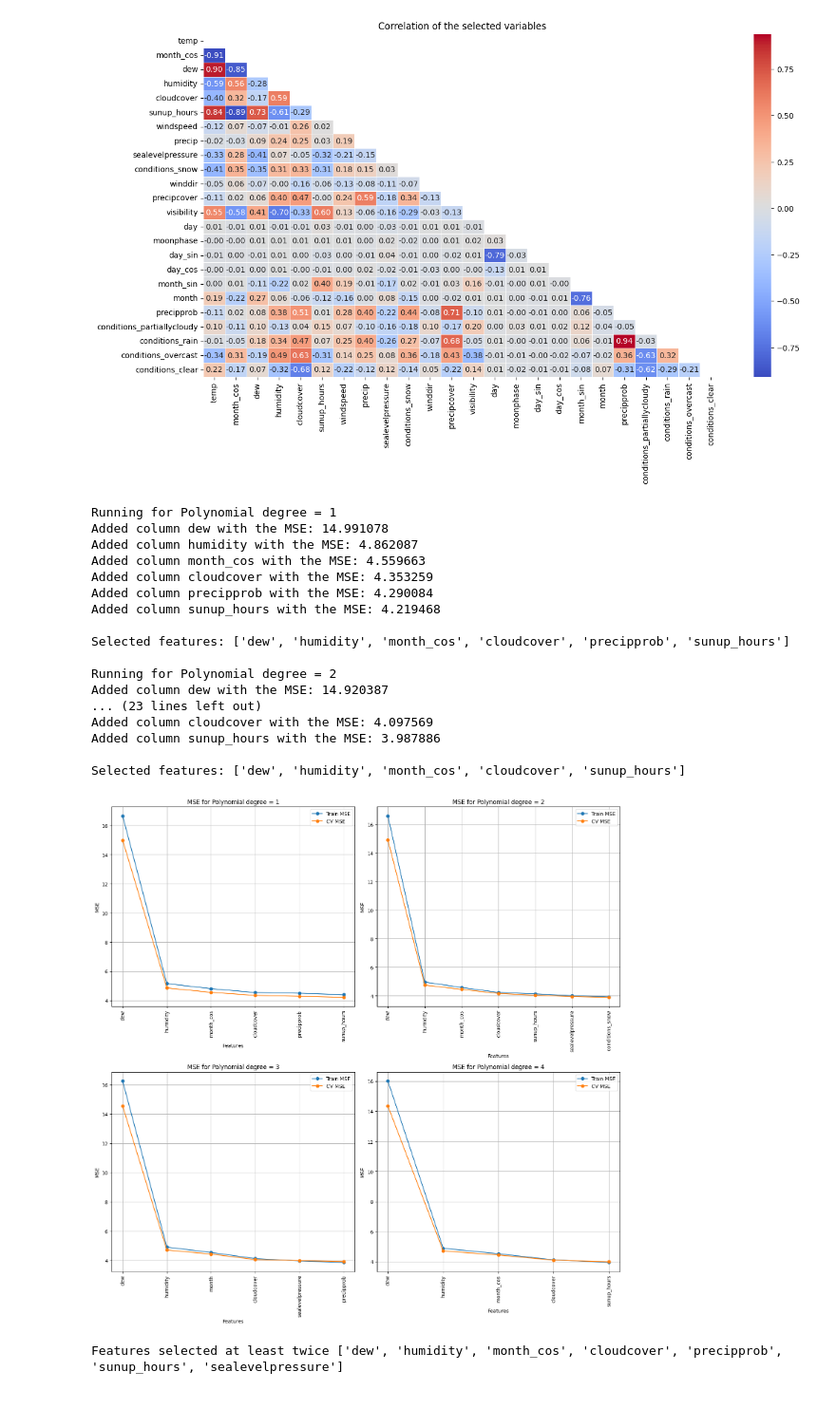
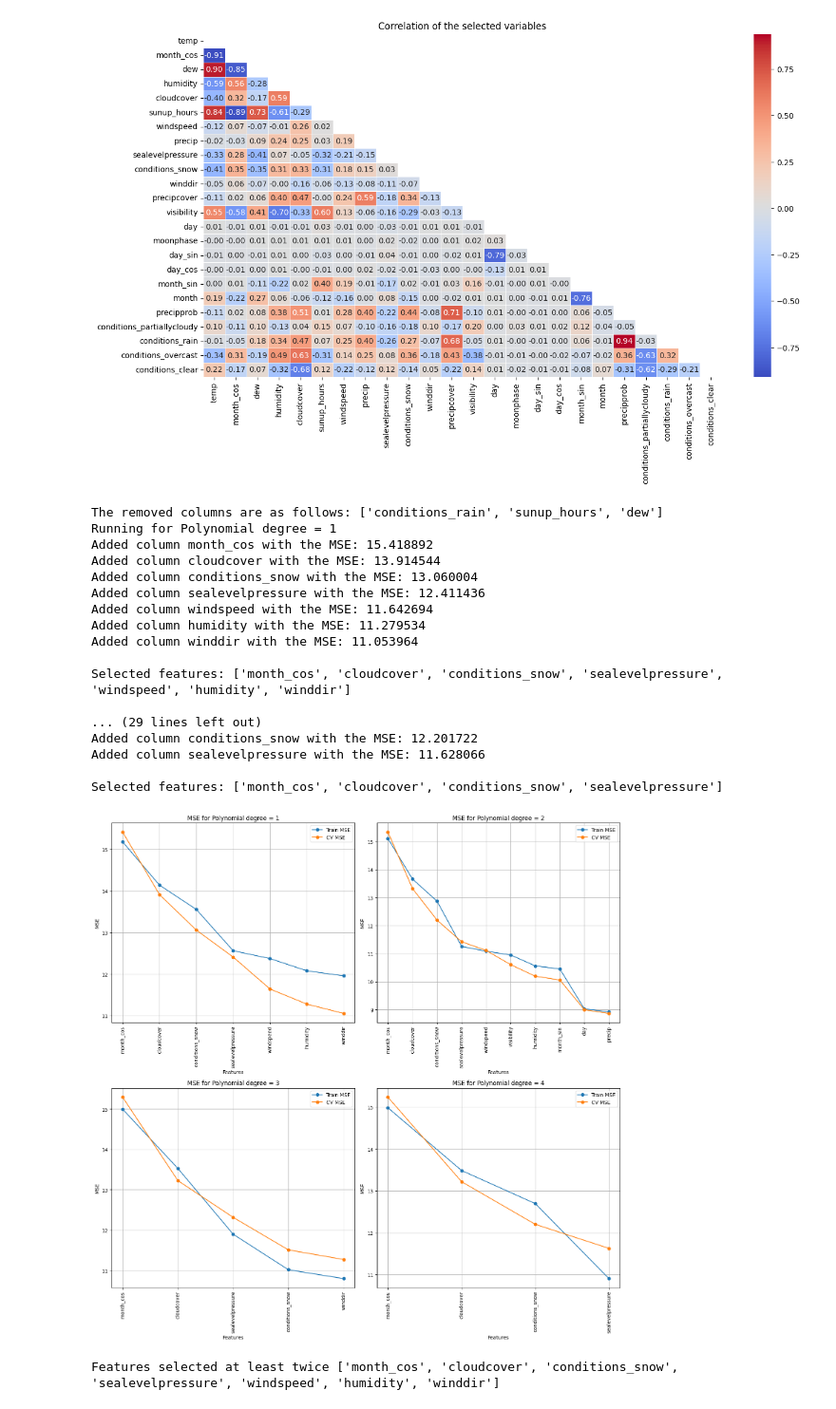
Before and after one commit to udrag/Linear_Regression_dev, a Jupyter notebook: Linear_regression_predictions.ipynb, the cells around one changed output. Shown at 95% size. Drawn from its saved outputs; the diff is of its cells as text; code cells hidden in the pictures.

```diff
--- a/Linear_regression_predictions.ipynb
+++ b/Linear_regression_predictions.ipynb
@@ -23,7 +23,10 @@ Remember to ensure that the `utils.py` file, which houses necessary functions, i
 from utils import *
 # %%
 # Load data with your path to the table
+# Test 1: Bucharest weather data from 2000 until 2003
 df = pd.read_csv('Test_1_weather_data_bucharest_2000_2023.csv', encoding = "ISO-8859-1")
+# Test 2: Spotify data of 32,833 songs
+df = pd.read_csv('Test_2_spotify_data.csv')
 # %%
 # Split data into independent and dependent variables. The first column should be the dependent variable y.
 y = df.iloc[:, 0] # The Y-axis variable
@@ -73,27 +76,27 @@ plot_correlation_heatmap(x_train_all, y_train)
 [figure]
 # %%
 # Compute the MSE using OLS linear regression model by adding each feature to a new model. Iterate this throughout 4 degrees of polynomial.
-selected_features, all_feature_importance = linear_regression_feature_performance(x_train_all, y_train, x_cv_all, y_cv, all_feature_importance, max_poly_degree=4, reduce_corr=False, corr_limit=0.8)
+selected_features, all_feature_importance = linear_regression_feature_performance(x_train_all, y_train, x_cv_all, y_cv, all_feature_importance, max_poly_degree=4, reduce_corr=True, corr_limit=0.8)
 # %% [output]
+The removed columns are as follows: ['conditions_rain', 'sunup_hours', 'dew']
 Running for Polynomial degree = 1
-Added column dew with the MSE: 14.991078
-Added column humidity with the MSE: 4.862087
-Added column month_cos with the MSE: 4.559663
-Added column cloudcover with the MSE: 4.353259
-Added column precipprob with the MSE: 4.290084
-Added column sunup_hours with the MSE: 4.219468
+Added column month_cos with the MSE: 15.418892
+Added column cloudcover with the MSE: 13.914544
+Added column conditions_snow with the MSE: 13.060004
+Added column sealevelpressure with the MSE: 12.411436
+Added column windspeed with the MSE: 11.642694
+Added column humidity with the MSE: 11.279534
+Added column winddir with the MSE: 11.053964
 
-Selected features: ['dew', 'humidity', 'month_cos', 'cloudcover', 'precipprob', 'sunup_hours']
+Selected features: ['month_cos', 'cloudcover', 'conditions_snow', 'sealevelpressure', 'windspeed', 'humidity', 'winddir']
 
-Running for Polynomial degree = 2
-Added column dew with the MSE: 14.920387
-... (23 lines left out)
-Added column cloudcover with the MSE: 4.097569
-Added column sunup_hours with the MSE: 3.987886
+... (29 lines left out)
+Added column conditions_snow with the MSE: 12.201722
+Added column sealevelpressure with the MSE: 11.628066
 
-Selected features: ['dew', 'humidity', 'month_cos', 'cloudcover', 'sunup_hours']
+Selected features: ['month_cos', 'cloudcover', 'conditions_snow', 'sealevelpressure']
-[figure, old version]
+[figure, new version]
-Features selected at least twice ['dew', 'humidity', 'month_cos', 'cloudcover', 'precipprob', 'sunup_hours', 'sealevelpressure']
+Features selected at least twice ['month_cos', 'cloudcover', 'conditions_snow', 'sealevelpressure', 'windspeed', 'humidity', 'winddir']
 # %%
 # Plot the gini value with the selected features
 plot_selected_features(selected_features, all_feature_importance)
```
Also changed, not shown: parts of 8 cells of this notebook.
